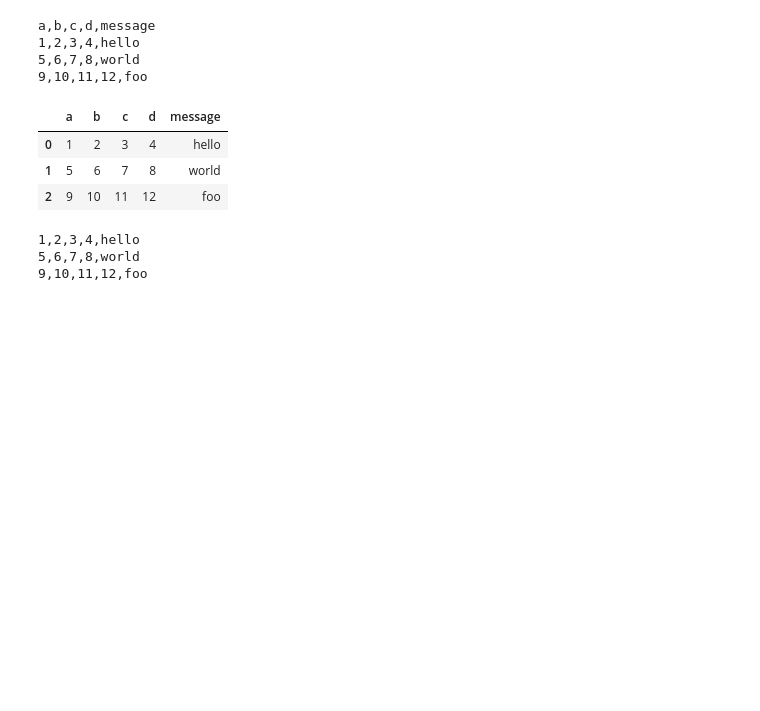
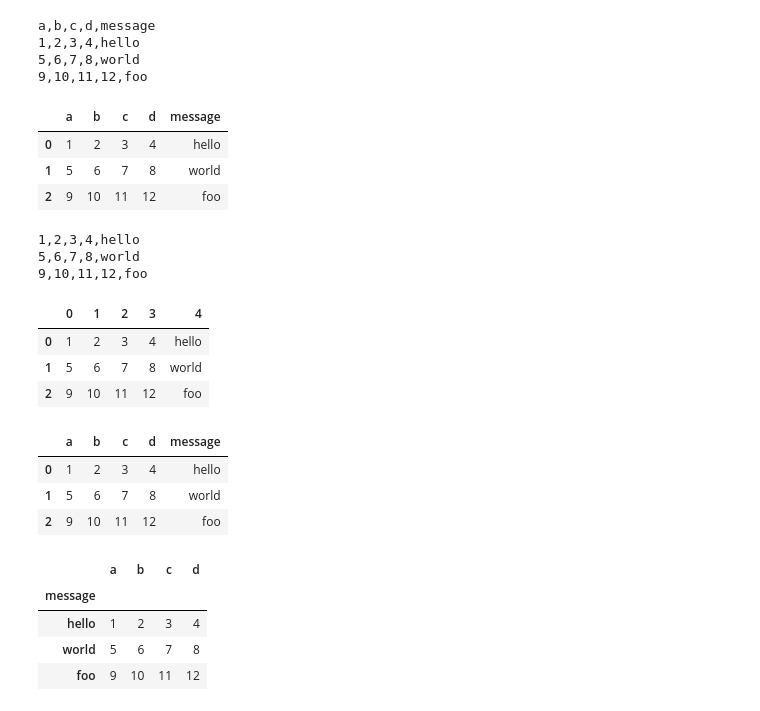
Before and after one commit to maximillianroach/PfDA, a Jupyter notebook: chapter6.ipynb, the cells around one changed output. Cells and saved outputs as stored; diff of their text form; code cells hidden in the pictures; blank space fills up the shorter version.

```diff
--- a/chapter6.ipynb
+++ b/chapter6.ipynb
@@ -21,3 +21,26 @@ df
 1,2,3,4,hello
 5,6,7,8,world
 9,10,11,12,foo
+# %%
+pd.read_csv("examples/ex2.csv", header=None)
+# %% [output]
+|  | 0 | 1 | 2 | 3 | 4 |
+| 0 | 1 | 2 | 3 | 4 | hello |
+| 1 | 5 | 6 | 7 | 8 | world |
+| 2 | 9 | 10 | 11 | 12 | foo |
+# %%
+pd.read_csv("examples/ex2.csv", names=['a', 'b', 'c', 'd', 'message'])
+# %% [output]
+|  | a | b | c | d | message |
+| 0 | 1 | 2 | 3 | 4 | hello |
+| 1 | 5 | 6 | 7 | 8 | world |
+| 2 | 9 | 10 | 11 | 12 | foo |
+# %%
+names=['a', 'b', 'c', 'd', 'message']
+pd.read_csv("examples/ex2.csv", names=names, index_col = "message")
+# %% [output]
+|  | a | b | c | d |
+| message |  |  |  |  |
+| hello | 1 | 2 | 3 | 4 |
+| world | 5 | 6 | 7 | 8 |
+| foo | 9 | 10 | 11 | 12 |
```
Also changed, not shown: parts of 18 cells of this notebook.
